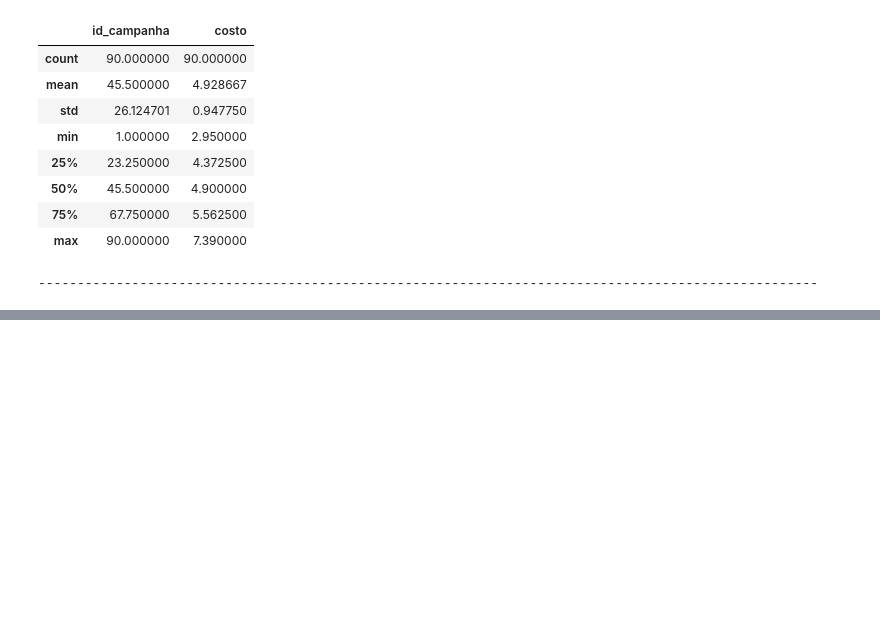
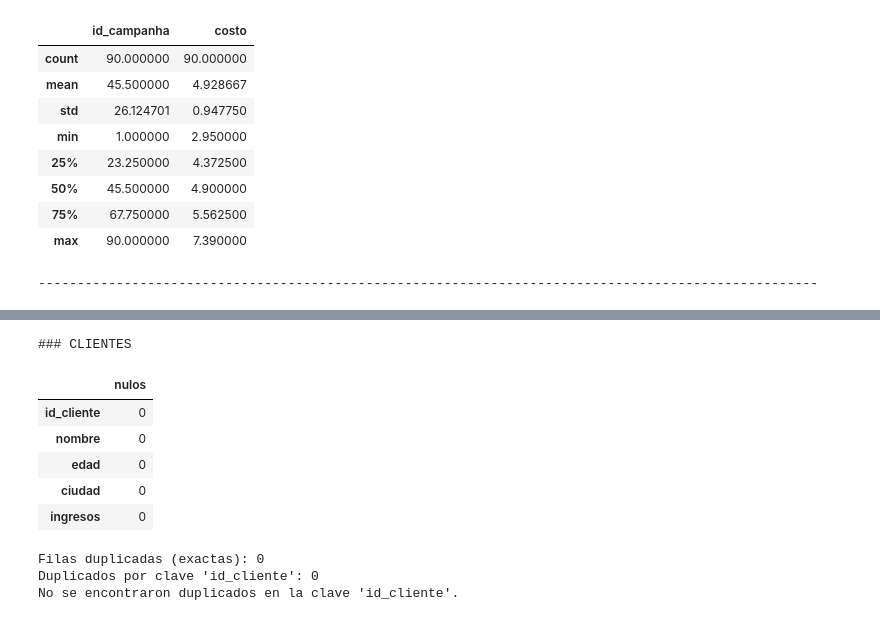
Before and after one commit to fernandospalmeiro/Pre_entrega_Data_Analytics_con_Python_25262, a Jupyter notebook: PreEntrega.ipynb, the cells around one changed output, grey strips where cells are left out. Saved outputs shown, nothing was run; the diff lists cells and outputs as text; code cells hidden in the pictures; blank space fills up the shorter version.

```diff
--- a/PreEntrega.ipynb
+++ b/PreEntrega.ipynb
@@ -238,0 +316,13 @@ NameError: name 'ventas' is not defined
+# %%
+calidad(clientes, "CLIENTES", clave="id_cliente")
+# %% [output]
+### CLIENTES
+|  | nulos |
+| id_cliente | 0 |
+| nombre | 0 |
+| edad | 0 |
+| ciudad | 0 |
+| ingresos | 0 |
+Filas duplicadas (exactas): 0
+Duplicados por clave 'id_cliente': 0
+No se encontraron duplicados en la clave 'id_cliente'.
```
Also changed, not shown: parts of 51 cells of this notebook.
